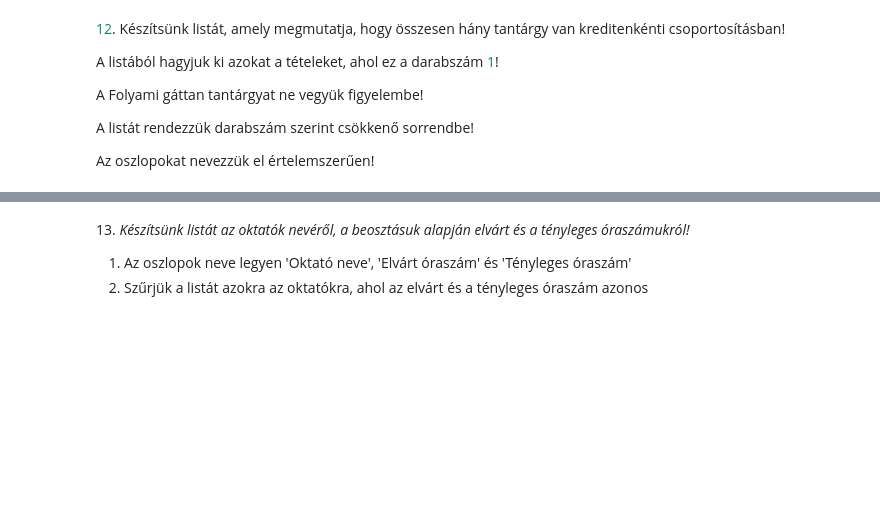
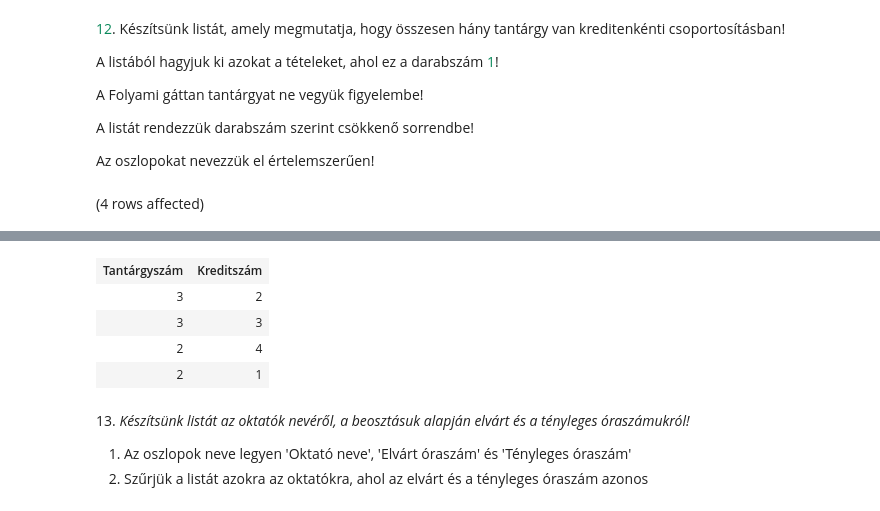
Before and after one commit to trkdnt/uj, a Jupyter notebook: gyakorlat03_feladatok.ipynb, the cells around one changed output, grey strips where cells are left out. Cells and saved outputs as stored; diff of their text form; code cells hidden in the pictures; blank space fills up the shorter version.

```diff
--- a/gyakorlat03_feladatok.ipynb
+++ b/gyakorlat03_feladatok.ipynb
@@ -147,3 +170,12 @@ A Folyami gáttan tantárgyat ne vegyük figyelembe!
 A listát rendezzük darabszám szerint csökkenő sorrendbe!
 
 Az oszlopokat nevezzük el értelemszerűen!
+# %%
+SELECT COUNT(Tantárgynév) AS 'Tantárgyszám', Kredit AS 'Kreditszám'
+FROM Tantárgyak
+WHERE Tantárgynév <> 'Folyami gáttan'
+GROUP BY Kredit
+HAVING COUNT(Tantárgynév) >1
+ORDER BY 'Tantárgyszám' DESC
+# %% [output]
+(4 rows affected)
@@ -150,3 +183,8 @@ Az oszlopokat nevezzük el értelemszerűen!
+| Tantárgyszám | Kreditszám |
+| 3 | 2 |
+| 3 | 3 |
+| 2 | 4 |
+| 2 | 1 |
 # %% [markdown]
 13. _Készítsünk listát az oktatók nevéről, a beosztásuk alapján elvárt és a tényleges óraszámukról!_
 
```
Also changed, not shown: parts of 5 cells of this notebook, 1 other file.
